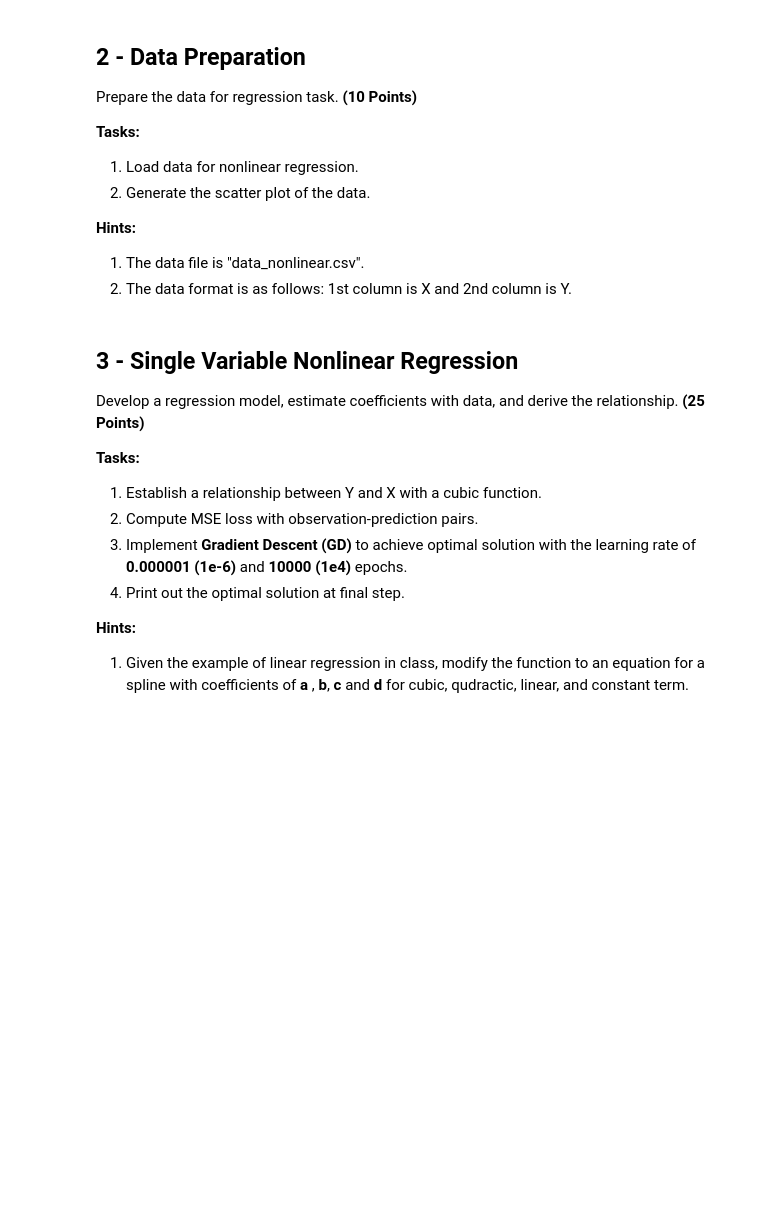
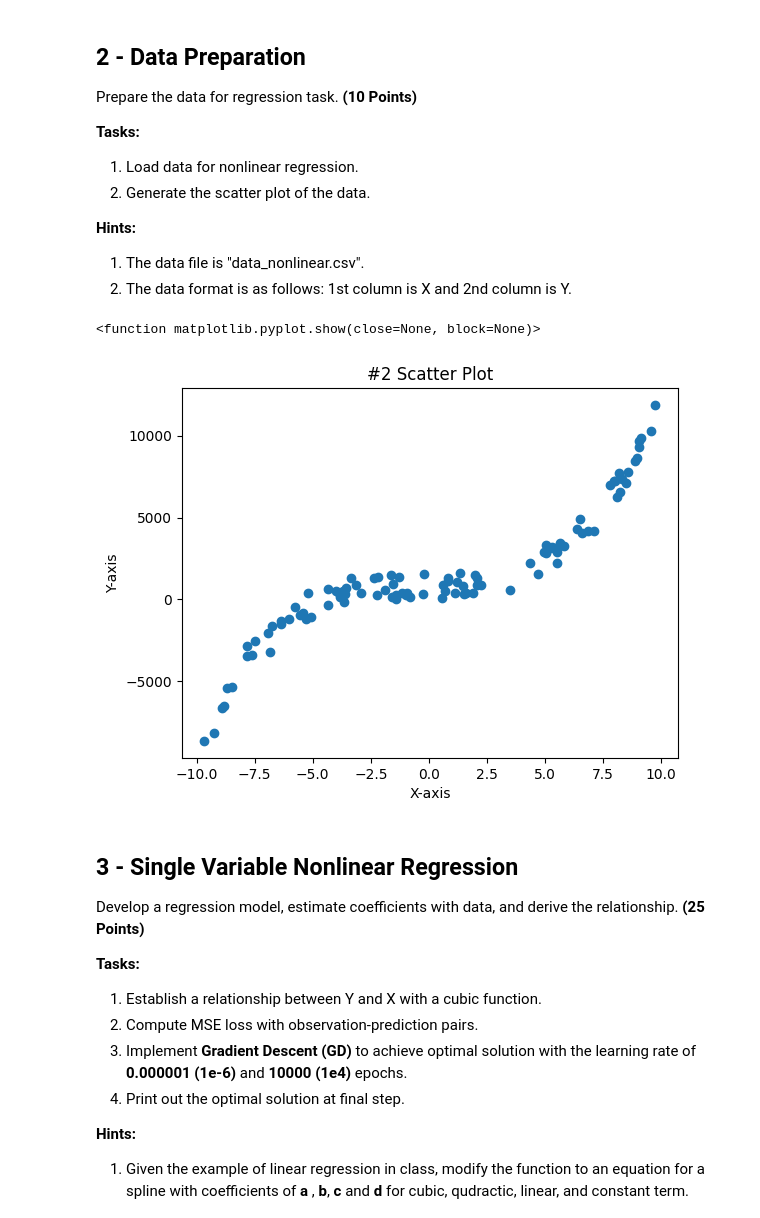
Before and after one commit to j21j/CAP4630, a Jupyter notebook: HW1/CAP4630_HW1.ipynb, the cells around one changed output. Drawn from its saved outputs; the diff is of its cells as text; code cells hidden in the pictures; blank space fills up the shorter version.

```diff
--- a/HW1/CAP4630_HW1.ipynb
+++ b/HW1/CAP4630_HW1.ipynb
@@ -38,3 +37,16 @@ Prepare the data for regression task. **(10 Points)**
+# %%
+# 2 - Data Preparation: code
+url = 'https://raw.githubusercontent.com/j21j/CAP4630/main/HW1/data_nonlinear.csv'
+df1 = pd.read_csv(url)
+
+plt.scatter(df1['X'], df1['Y'])
+plt.xlabel('X-axis')
+plt.ylabel('Y-axis')
+plt.title('#2 Scatter Plot')
+plt.show
+# %% [output]
+<function matplotlib.pyplot.show(close=None, block=None)>
+[figure, added]
 # %% [markdown]
 ## 3 - Single Variable Nonlinear Regression ##
 
```
Also changed, not shown: parts of 4 cells of this notebook.
